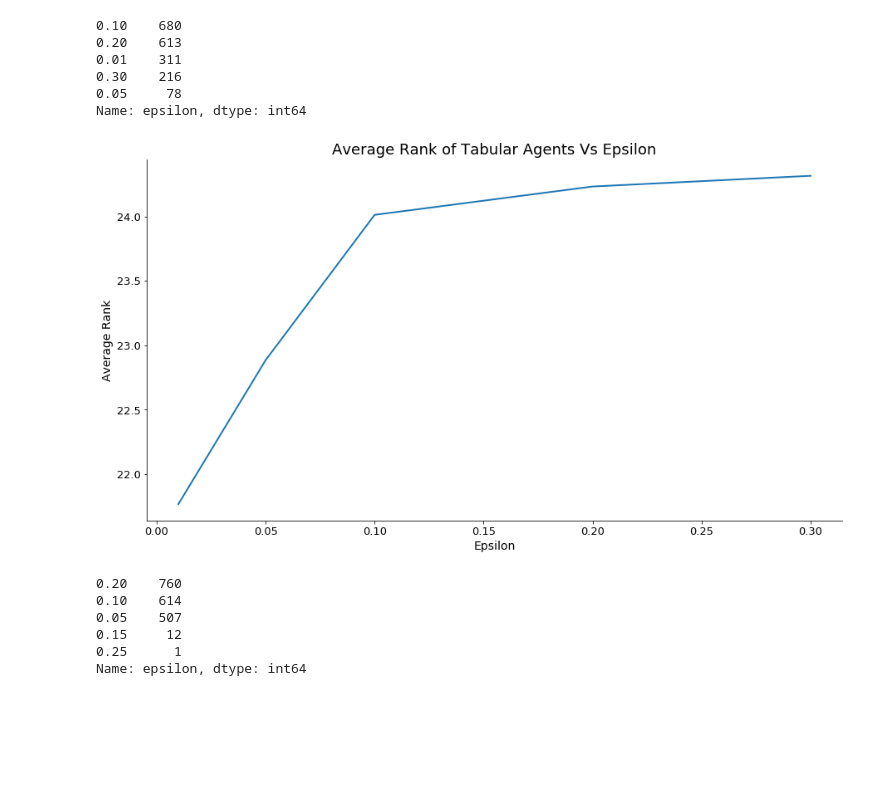
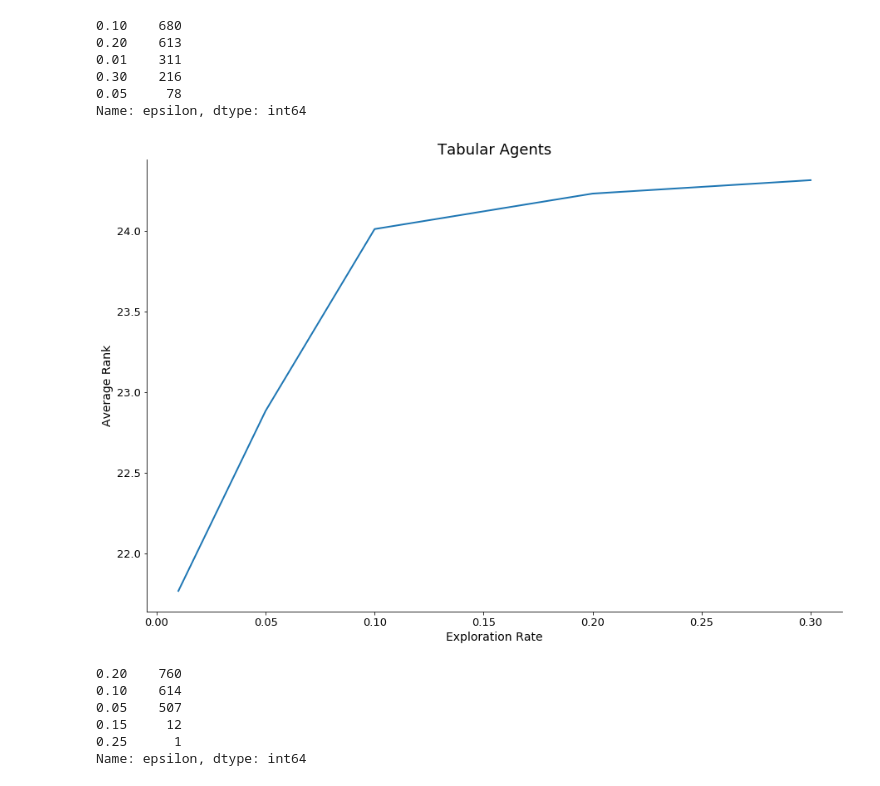
Before and after one commit to UCL-COMP0031-2022-Project-10/tournament, a Jupyter notebook: results/Data Analysis .ipynb, the cells around one changed output. Drawn from its saved outputs; the diff is of its cells as text; code cells hidden in the pictures; blank space fills up the shorter version.

```diff
--- a/results/Data Analysis .ipynb
+++ b/results/Data Analysis .ipynb
@@ -45,7 +47,7 @@ def plot_histograms(x: pd.DataFrame, bins: int, xlabel: str, ylabel: str, title:
 # %%
 # auxiliary function to make line graphs more visually appealing
 def plot_linegraph(x: Dict, xlabel: str, ylabel: str, title: str) -> None:
-    plt.figure(figsize=(15,8))
+    plt.figure(figsize=(15, 10))
     df_x = pd.DataFrame(data=x)
     plt.plot(df_x[xlabel], df_x[ylabel])
     plt.gca().spines["top"].set_visible(False)
@@ -134,0 +151,3 @@ Name: ModelType, dtype: int64
+# %%
+df_dqn["agents"] = df_dqn["agents"].apply(lambda x: x.split(","))
+df_tabular["agents"] = df_tabular["agents"].apply(lambda x: str(x).split(","))
@@ -202,24 +530,25 @@ Name: epsilon, dtype: int64
 # %%
 df_tab_epsil_01 = df_tabular[df_tabular["epsilon"] == 0.01]
 df_tab_epsil_05 = df_tabular[df_tabular["epsilon"] == 0.05]
 df_tab_epsil_10 = df_tabular[df_tabular["epsilon"] == 0.1]
 df_tab_epsil_20 = df_tabular[df_tabular["epsilon"] == 0.2]
 df_tab_epsil_30 = df_tabular[df_tabular["epsilon"] == 0.3]
 
 avg_epsil_tab = {
-    "Epsilon" : [0.01, 0.05, 0.1, 0.2, 0.3],
+    "Exploration Rate" : [0.01, 0.05, 0.1, 0.2, 0.3],
     "Average Rank" : [
         df_tab_epsil_01["tn_rank"].sum() / len(df_tab_epsil_01),
         df_tab_epsil_05["tn_rank"].sum() / len(df_tab_epsil_05),
         df_tab_epsil_10["tn_rank"].sum() / len(df_tab_epsil_10),
         df_tab_epsil_20["tn_rank"].sum() / len(df_tab_epsil_20),
         df_tab_epsil_30["tn_rank"].sum() / len(df_tab_epsil_30),
     ]
 }
 
-plot_linegraph(avg_epsil_tab, "Epsilon", "Average Rank", "Average Rank of Tabular Agents Vs Epsilon")
+plot_linegraph(avg_epsil_tab, "Exploration Rate", "Average Rank", "Tabular Agents")
+plt.savefig("rankvsexploration_tab.png")
 # %% [output]
-[figure, old version]
+[figure, new version]
 # %%
 df_dqn["epsilon"].value_counts()
 # %% [output]
```
Also changed, not shown: parts of 63 cells of this notebook, 13 other files.
